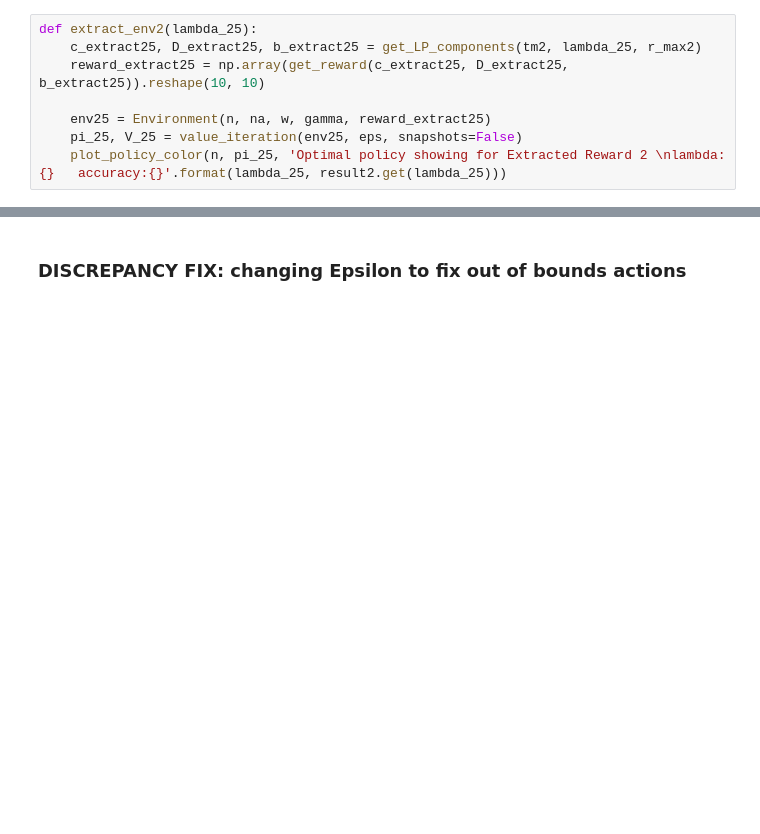
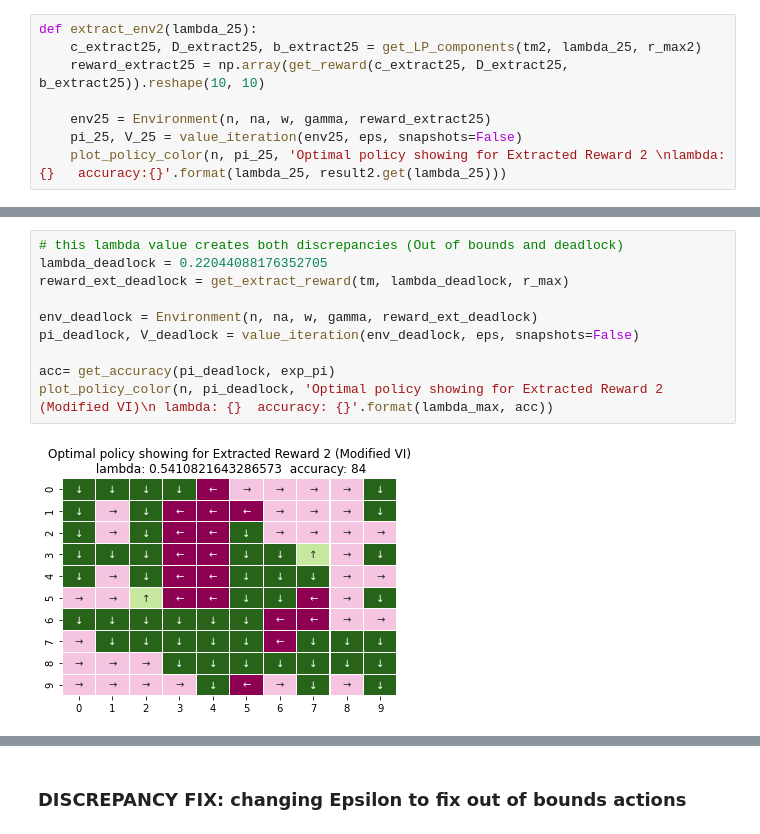
Before and after one commit to MaggieX/Large_Scale_Social_Complex_Network, a Jupyter notebook: Project3/Project3_Q1_Q25_modifiedVI.ipynb, the cells around one changed output, grey strips where cells are left out. Saved outputs shown, nothing was run; the diff lists cells and outputs as text; blank space fills up the shorter version.

```diff
--- a/Project3/Project3_Q1_Q25_modifiedVI.ipynb
+++ b/Project3/Project3_Q1_Q25_modifiedVI.ipynb
@@ -1173,0 +1167,12 @@ accuracy:  94
+# %%
+# this lambda value creates both discrepancies (Out of bounds and deadlock)
+lambda_deadlock = 0.22044088176352705
+reward_ext_deadlock = get_extract_reward(tm, lambda_deadlock, r_max)
+
+env_deadlock = Environment(n, na, w, gamma, reward_ext_deadlock)
+pi_deadlock, V_deadlock = value_iteration(env_deadlock, eps, snapshots=False)
+
+acc= get_accuracy(pi_deadlock, exp_pi)
+plot_policy_color(n, pi_deadlock, 'Optimal policy showing for Extracted Reward 2 (Modified VI)\n lambda: {}  accuracy: {}'.format(lambda_max, acc))
+# %% [output]
+[figure, added]
```
Also changed, not shown: parts of 18 cells of this notebook.
